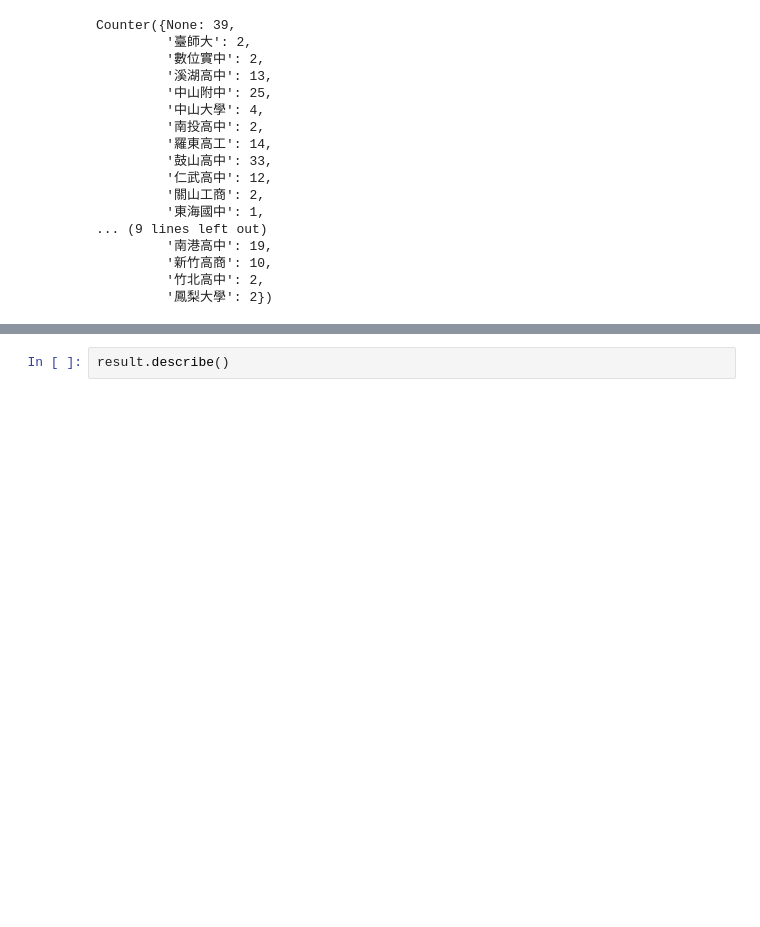
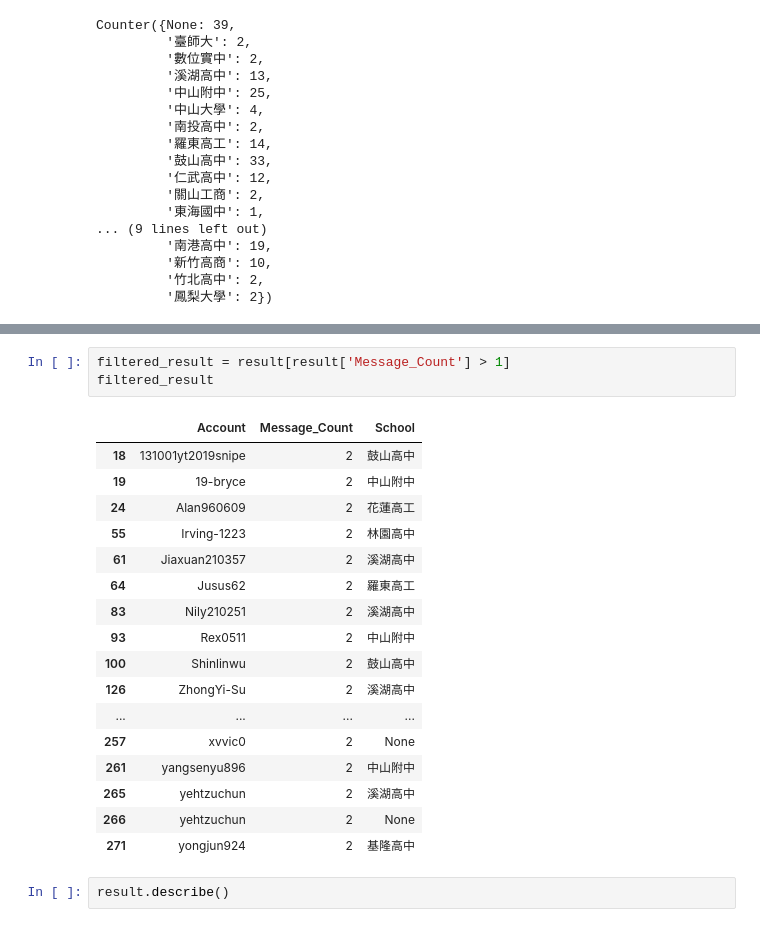
Before and after one commit to Huwalli/PLta, a Jupyter notebook: 文字分類斷字_Part2.ipynb, the cells around one changed output, grey strips where cells are left out. Drawn from its saved outputs; the diff is of its cells as text; blank space fills up the shorter version.

```diff
--- a/文字分類斷字_Part2.ipynb
+++ b/文字分類斷字_Part2.ipynb
@@ -237,3 +282,24 @@ result = account_message_count.merge(account_school, on='Account')
+# %%
+filtered_result = result[result['Message_Count'] > 1]
+filtered_result
+# %% [output]
+|  | Account | Message_Count | School |
+| 18 | 131001yt2019snipe | 2 | 鼓山高中 |
+| 19 | 19-bryce | 2 | 中山附中 |
+| 24 | Alan960609 | 2 | 花蓮高工 |
+| 55 | Irving-1223 | 2 | 林園高中 |
+| 61 | Jiaxuan210357 | 2 | 溪湖高中 |
+| 64 | Jusus62 | 2 | 羅東高工 |
+| 83 | Nily210251 | 2 | 溪湖高中 |
+| 93 | Rex0511 | 2 | 中山附中 |
+| 100 | Shinlinwu | 2 | 鼓山高中 |
+| 126 | ZhongYi-Su | 2 | 溪湖高中 |
+| ... | ... | ... | ... |
+| 257 | xvvic0 | 2 | None |
+| 261 | yangsenyu896 | 2 | 中山附中 |
+| 265 | yehtzuchun | 2 | 溪湖高中 |
+| 266 | yehtzuchun | 2 | None |
+| 271 | yongjun924 | 2 | 基隆高中 |
 # %%
 result.describe()
 # %% [output]
```
Also changed, not shown: parts of 26 cells of this notebook.
